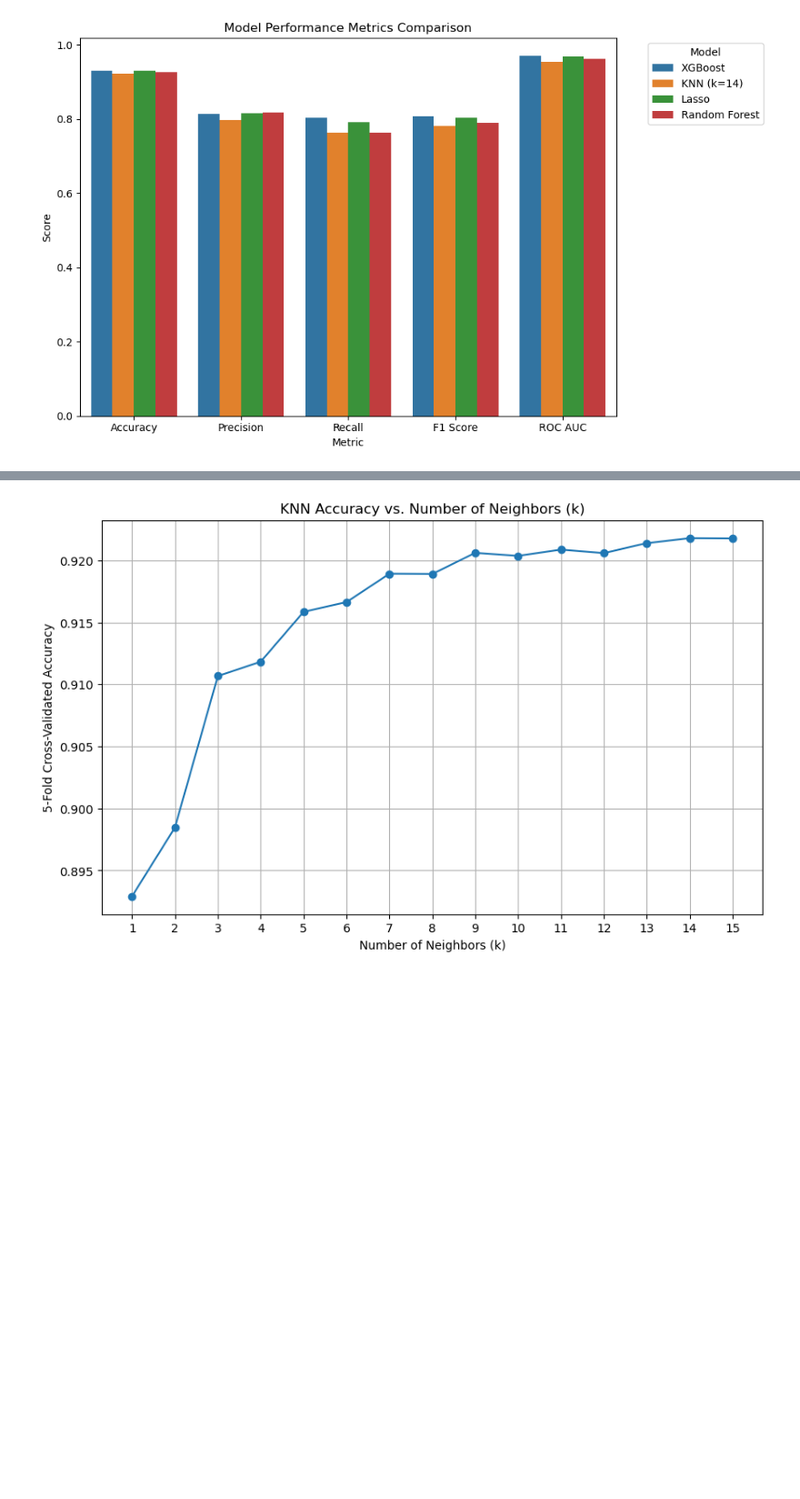
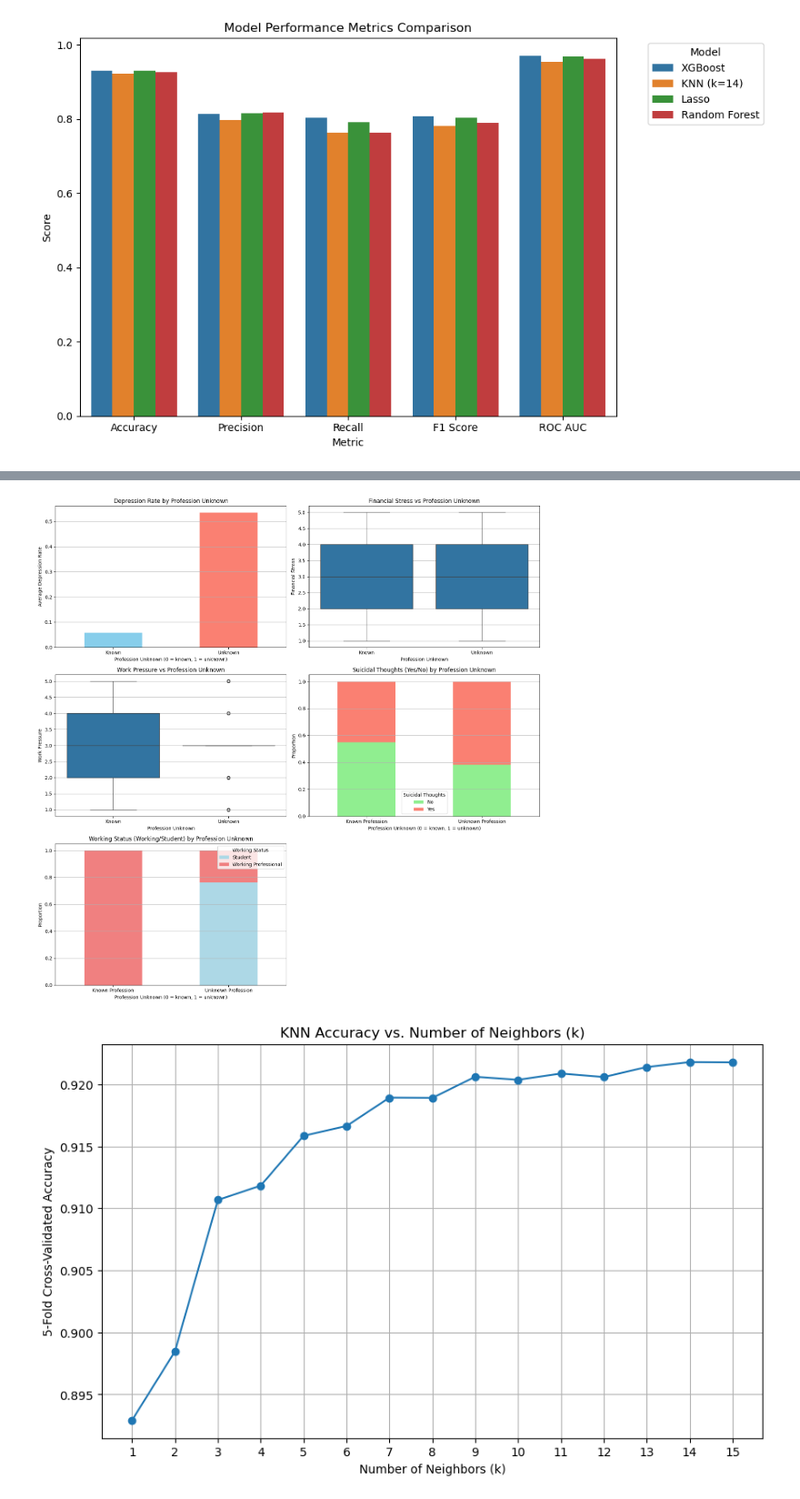
Before and after one commit to ashzhe7/BIOS635_Final, a Jupyter notebook: BIOS635_Final_Code.ipynb, the cells around one changed output, grey strips where cells are left out. Shown at 91% size. Drawn from its saved outputs; the diff is of its cells as text; code cells hidden in the pictures; blank space fills up the shorter version.

```diff
--- a/BIOS635_Final_Code.ipynb
+++ b/BIOS635_Final_Code.ipynb
@@ -599,3 +585,63 @@ plt.show()
+# %%
+# Setup figure
+fig, axes = plt.subplots(3, 2, figsize=(15, 15)) # 3 rows, 2 columns
+axes = axes.flatten()  # Flatten to easily index axes
+
+# Plot 1: Depression rate by Profession Unknown
+depression_rate_prof_unknown = data.groupby('Profession_Unknown')['Depression'].mean()
+depression_rate_prof_unknown.plot(kind='bar', ax=axes[0], color=['skyblue', 'salmon'])
+axes[0].set_title('Depression Rate by Profession Unknown')
+axes[0].set_xlabel('Profession Unknown (0 = known, 1 = unknown)')
+axes[0].set_ylabel('Average Depression Rate')
+axes[0].set_xticklabels(['Known', 'Unknown'], rotation=0)
+axes[0].grid(axis='y')
+
+# Plot 2: Financial Stress vs Profession Unknown
+sns.boxplot(x='Profession_Unknown', y='Financial Stress', data=data, ax=axes[1])
+axes[1].set_title('Financial Stress vs Profession Unknown')
+axes[1].set_xlabel('Profession Unknown')
+axes[1].set_ylabel('Financial Stress')
+axes[1].set_xticklabels(['Known', 'Unknown'])
+axes[1].grid(axis='y')
+
+# Plot 3: Work Pressure vs Profession Unknown
+sns.boxplot(x='Profession_Unknown', y='Work Pressure', data=data, ax=axes[2])
+axes[2].set_title('Work Pressure vs Profession Unknown')
+axes[2].set_xlabel('Profession Unknown')
+axes[2].set_ylabel('Work Pressure')
+axes[2].set_xticklabels(['Known', 'Unknown'])
+axes[2].grid(axis='y')
+
+# Plot 4: Suicidal Thoughts Rate by Profession Unknown
+ct_suicidal = pd.crosstab(data['Profession_Unknown'], data['Have you ever had suicidal thoughts ?_Yes'])
+ct_suicidal = ct_suicidal.div(ct_suicidal.sum(axis=1), axis=0)
+ct_suicidal.plot(kind='bar', stacked=True, ax=axes[3], color=['lightgreen', 'salmon'])  # plot to axes[3]
+axes[3].set_title('Suicidal Thoughts (Yes/No) by Profession Unknown')
+axes[3].set_xlabel('Profession Unknown (0 = known, 1 = unknown)')
+axes[3].set_ylabel('Proportion')
+axes[3].set_xticklabels(['Known Profession', 'Unknown Profession'], rotation=0)
+axes[3].legend(['No', 'Yes'], title='Suicidal Thoughts')
+axes[3].grid(axis='y')
+
+# Plot 5: Depression rate by Working Status
+ct_work = pd.crosstab(data['Profession_Unknown'], data['Working Professional or Student_Working Professional'])
+ct_work = ct_work.div(ct_work.sum(axis=1), axis=0)
+ct_work.plot(kind='bar', stacked=True, ax=axes[4], color=['lightblue', 'lightcoral'])  # plot to axes[4]
+axes[4].set_title('Working Status (Working/Student) by Profession Unknown')
+axes[4].set_xlabel('Profession Unknown (0 = known, 1 = unknown)')
+axes[4].set_ylabel('Proportion')
+axes[4].set_xticklabels(['Known Profession', 'Unknown Profession'], rotation=0)
+axes[4].legend(['Student', 'Working Professional'], title='Working Status')
+axes[4].grid(axis='y')
+
+# Hide extra empty plot (axes[5])
+fig.delaxes(axes[5])  # We have 5 plots but 6 spaces, remove last empty plot
+
+# Layout adjustment
+plt.tight_layout()
+plt.show()
+# %% [output]
+[figure, added]
 # %%
 # Visual of selecting best k
 plt.figure(figsize=(10, 6))
```
Also changed, not shown: parts of 7 cells of this notebook.
